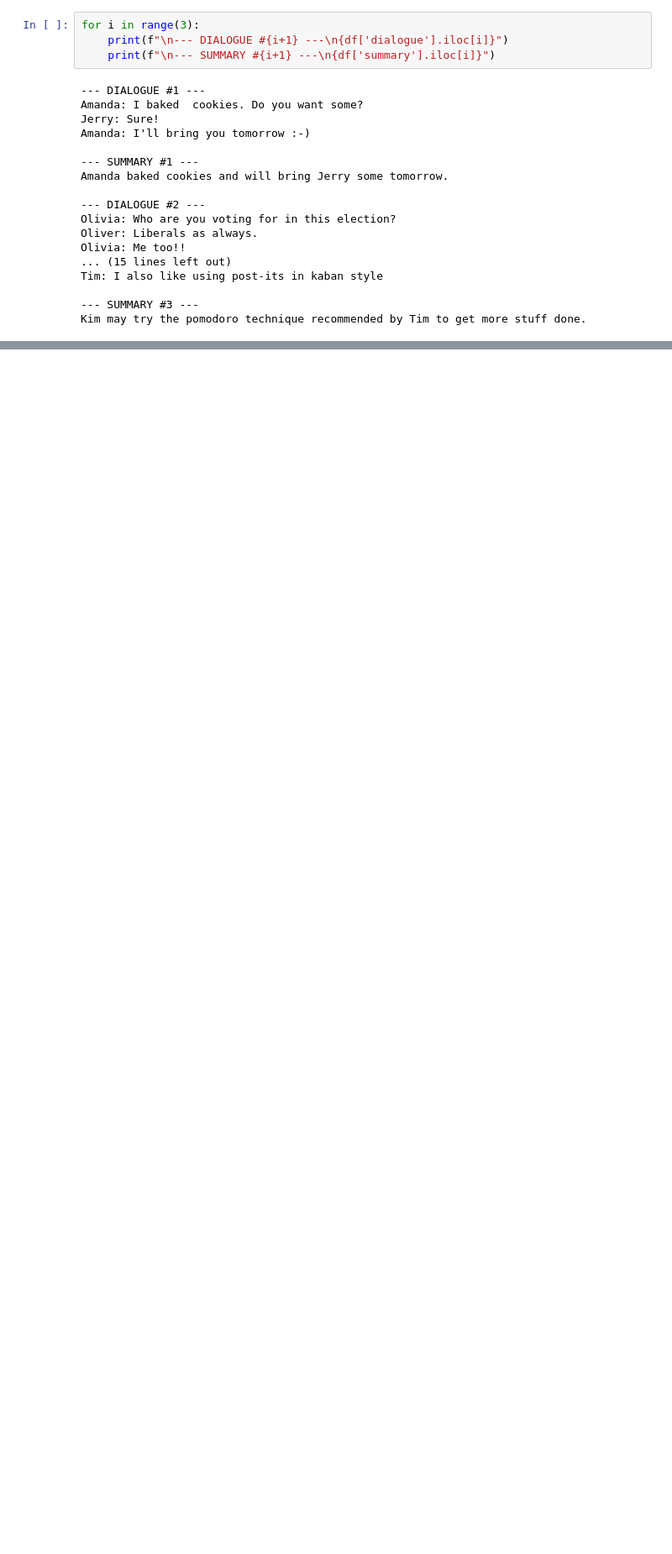
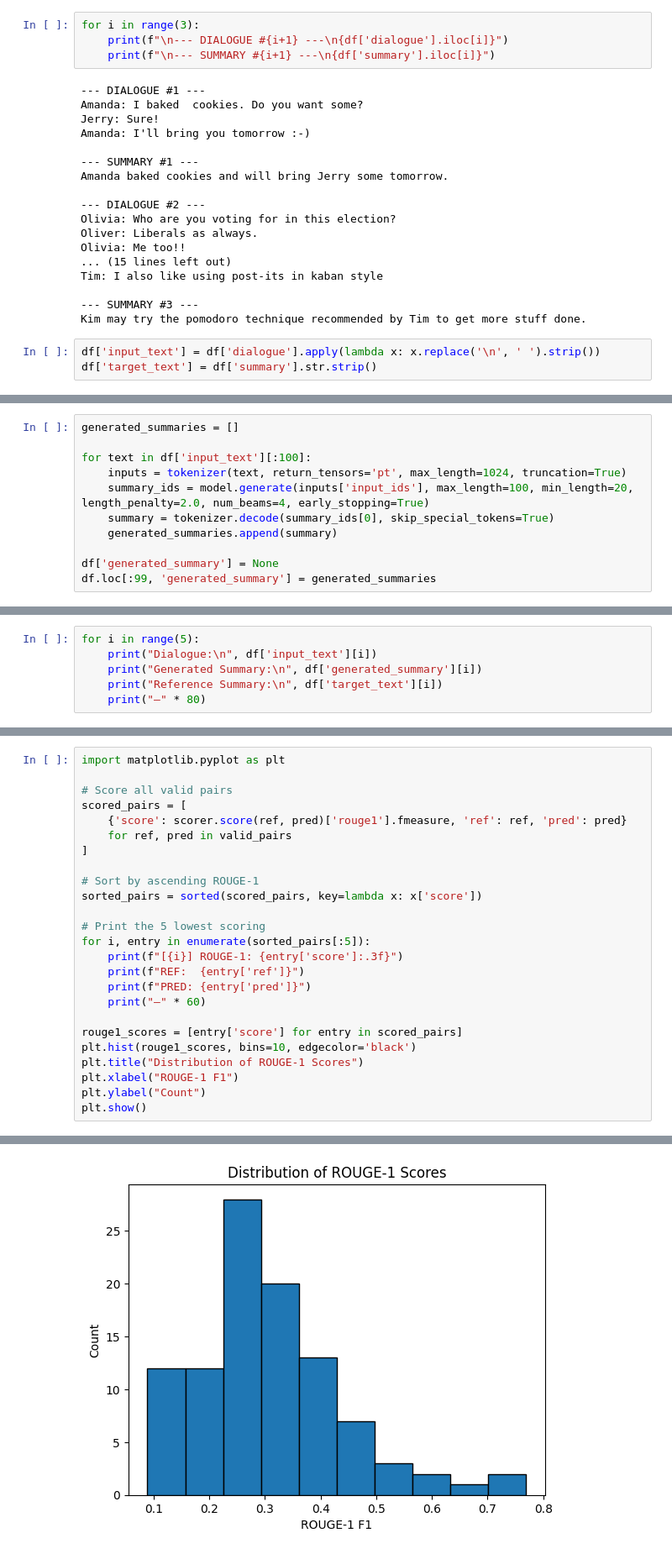
Before and after one commit to bcaudillo/Data-Science-Portfolio, a Jupyter notebook: Customer Support LLM/Customer Support LLM.ipynb, the cells around one changed output, grey strips where cells are left out. Shown: that part at 84% size. Saved outputs shown, nothing was run; the diff lists cells and outputs as text; blank space fills up the shorter version.

Commit message:
Added model that is still training. Will commit when done

```diff
--- a/Customer Support LLM/Customer Support LLM.ipynb
+++ b/Customer Support LLM/Customer Support LLM.ipynb
@@ -131,3 +131,6 @@ Tim: I also like using post-its in kaban style
 
 --- SUMMARY #3 ---
 Kim may try the pomodoro technique recommended by Tim to get more stuff done.
+# %%
+df['input_text'] = df['dialogue'].apply(lambda x: x.replace('\n', ' ').strip())
+df['target_text'] = df['summary'].str.strip()
@@ -133,0 +146,11 @@ Kim may try the pomodoro technique recommended by Tim to get more stuff done.
+# %%
+generated_summaries = []
+
+for text in df['input_text'][:100]:
+    inputs = tokenizer(text, return_tensors='pt', max_length=1024, truncation=True)
+    summary_ids = model.generate(inputs['input_ids'], max_length=100, min_length=20, length_penalty=2.0, num_beams=4, early_stopping=True)
+    summary = tokenizer.decode(summary_ids[0], skip_special_tokens=True)
+    generated_summaries.append(summary)
+
+df['generated_summary'] = None
+df.loc[:99, 'generated_summary'] = generated_summaries
@@ -133,0 +177,6 @@ Kim may try the pomodoro technique recommended by Tim to get more stuff done.
+# %%
+for i in range(5):
+    print("Dialogue:\n", df['input_text'][i])
+    print("Generated Summary:\n", df['generated_summary'][i])
+    print("Reference Summary:\n", df['target_text'][i])
+    print("—" * 80)
@@ -133,0 +201,26 @@ Kim may try the pomodoro technique recommended by Tim to get more stuff done.
+# %%
+import matplotlib.pyplot as plt
+
+# Score all valid pairs
+scored_pairs = [
+    {'score': scorer.score(ref, pred)['rouge1'].fmeasure, 'ref': ref, 'pred': pred}
+    for ref, pred in valid_pairs
+]
+
+# Sort by ascending ROUGE-1
+sorted_pairs = sorted(scored_pairs, key=lambda x: x['score'])
+
+# Print the 5 lowest scoring
+for i, entry in enumerate(sorted_pairs[:5]):
+    print(f"[{i}] ROUGE-1: {entry['score']:.3f}")
+    print(f"REF:  {entry['ref']}")
+    print(f"PRED: {entry['pred']}")
+    print("—" * 60)
+
+rouge1_scores = [entry['score'] for entry in scored_pairs]
+plt.hist(rouge1_scores, bins=10, edgecolor='black')
+plt.title("Distribution of ROUGE-1 Scores")
+plt.xlabel("ROUGE-1 F1")
+plt.ylabel("Count")
+plt.show()
+# %% [output]
@@ -133,0 +247 @@ Kim may try the pomodoro technique recommended by Tim to get more stuff done.
+[figure, added]
```
Also changed, not shown: parts of 9 cells of this notebook, 1 other file.
